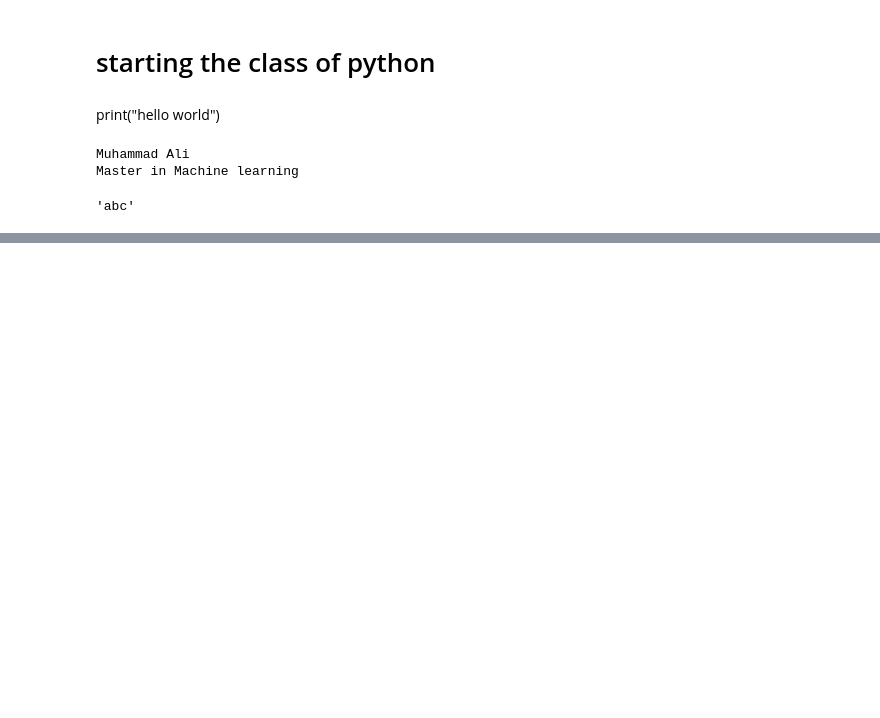
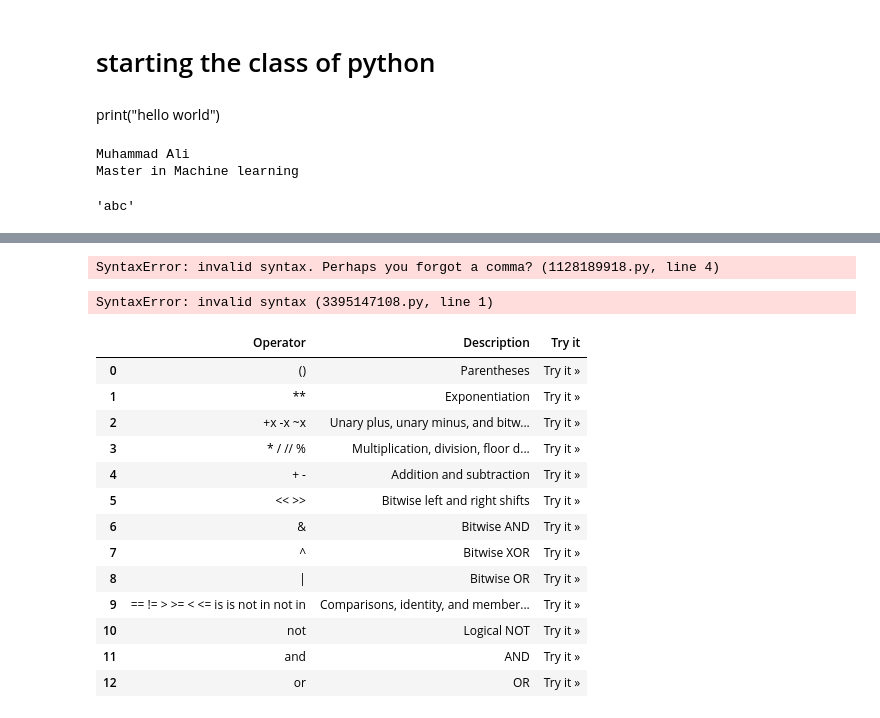
Before and after one commit to yasir23/PYTHON-PRO, a Jupyter notebook: PYTHON/CLASS.ipynb, the cells around one changed output, grey strips where cells are left out. Cells and saved outputs as stored; diff of their text form; code cells hidden in the pictures; blank space fills up the shorter version.

```diff
--- a/PYTHON/CLASS.ipynb
+++ b/PYTHON/CLASS.ipynb
@@ -45,0 +191,28 @@ EDUCATION :             Master in Machine learning
+# %%
+a : str = 'ab'
+b : str = 'abc'
+
+print(a ~ b)
+# %% [output]
+SyntaxError: invalid syntax. Perhaps you forgot a comma? (1128189918.py, line 4)
+# %%
+help(^)
+# %% [output]
+SyntaxError: invalid syntax (3395147108.py, line 1)
+# %%
+table[7]
+# %% [output]
+|  | Operator | Description | Try it |
+| 0 | () | Parentheses | Try it » |
+| 1 | ** | Exponentiation | Try it » |
+| 2 | +x -x ~x | Unary plus, unary minus, and bitw... | Try it » |
+| 3 | * / // % | Multiplication, division, floor d... | Try it » |
+| 4 | + - | Addition and subtraction | Try it » |
+| 5 | << >> | Bitwise left and right shifts | Try it » |
+| 6 | & | Bitwise AND | Try it » |
+| 7 | ^ | Bitwise XOR | Try it » |
+| 8 | | | Bitwise OR | Try it » |
+| 9 | == != > >= < <= is is not in not in | Comparisons, identity, and member... | Try it » |
+| 10 | not | Logical NOT | Try it » |
+| 11 | and | AND | Try it » |
+| 12 | or | OR | Try it » |
```
Also changed, not shown: parts of 18 cells of this notebook, 6 other files.
